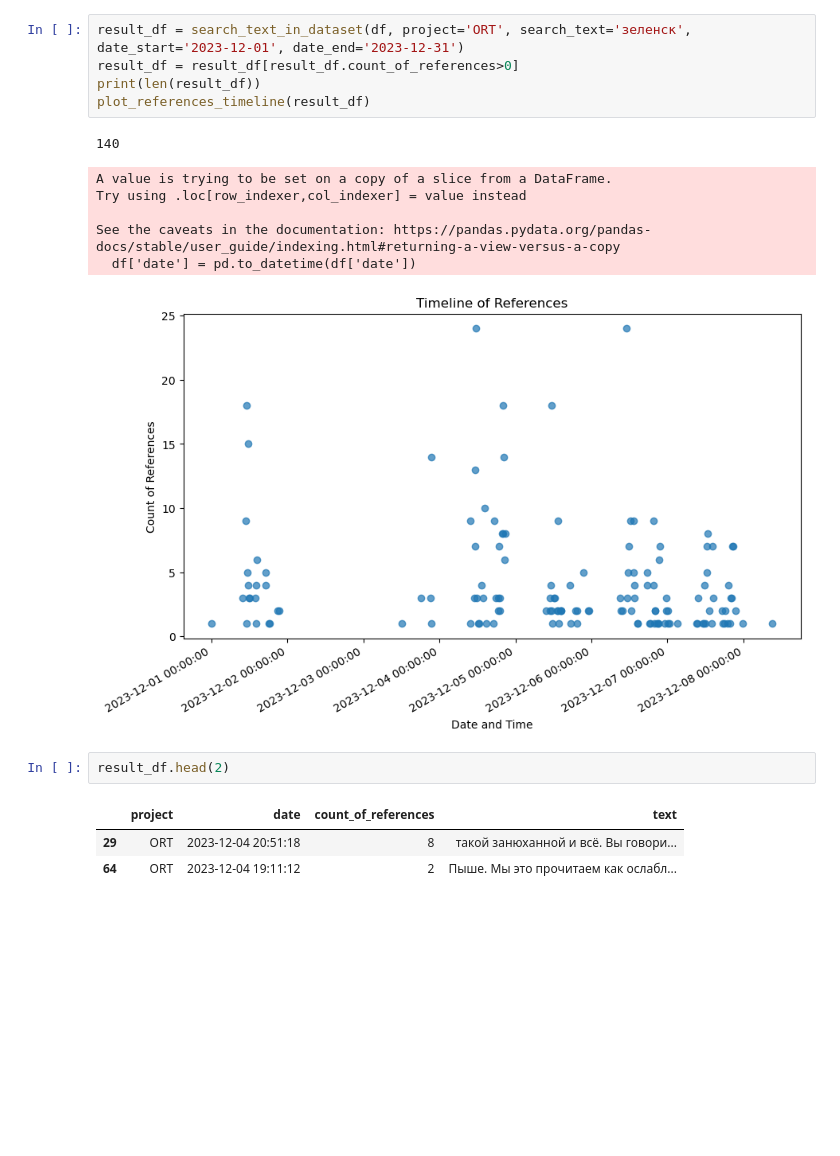
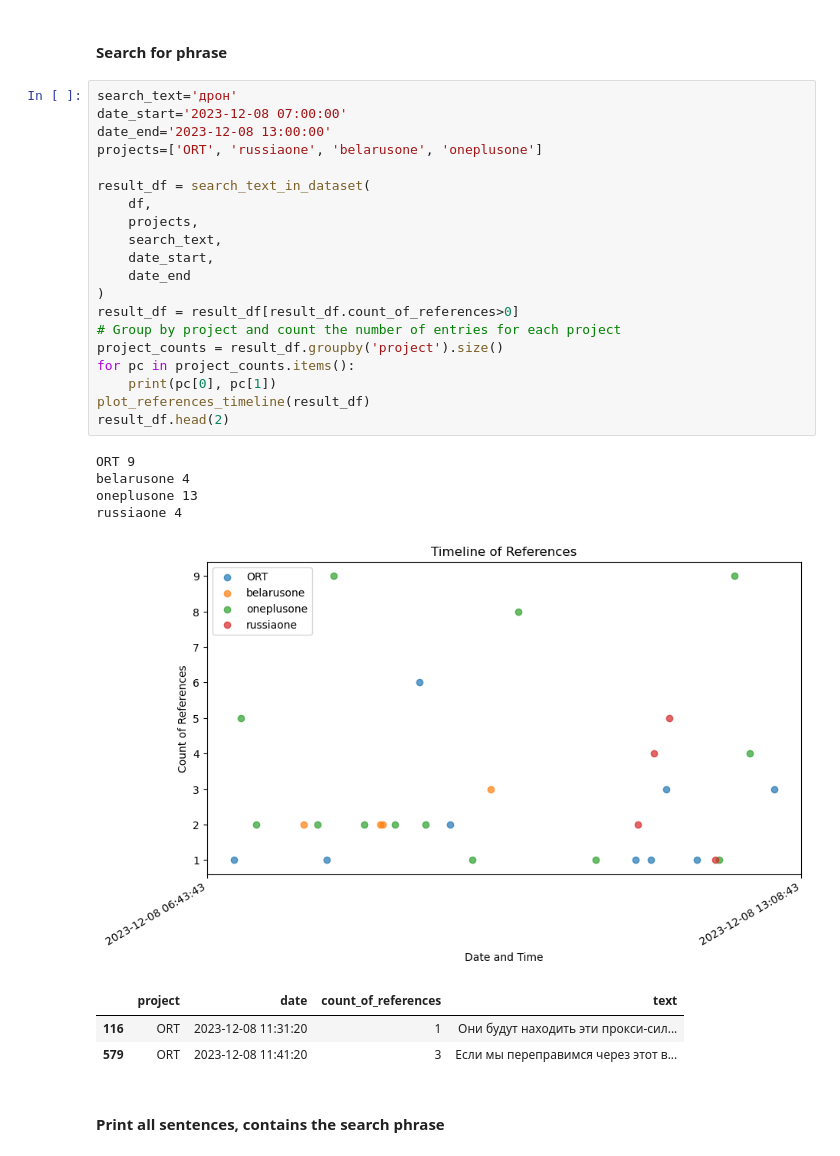
Before and after one commit to format37/chronocast, a Jupyter notebook: analysis/colab/search.ipynb, the cells around one changed output. Drawn from its saved outputs; the diff is of its cells as text; blank space fills up the shorter version.

```diff
--- a/analysis/colab/search.ipynb
+++ b/analysis/colab/search.ipynb
@@ -167,20 +166,34 @@ print(df.head(2))
-# %%
-result_df = search_text_in_dataset(df, project='ORT', search_text='зеленск', date_start='2023-12-01', date_end='2023-12-31')
-result_df = result_df[result_df.count_of_references>0]
-print(len(result_df))
-plot_references_timeline(result_df)
-# %% [output]
-140
-A value is trying to be set on a copy of a slice from a DataFrame.
-Try using .loc[row_indexer,col_indexer] = value instead
-
-See the caveats in the documentation: https://pandas.pydata.org/pandas-docs/stable/user_guide/indexing.html#returning-a-view-versus-a-copy
-  df['date'] = pd.to_datetime(df['date'])
-[figure, removed]
-# %%
-result_df.head(2)
-# %% [output]
-|  | project | date | count_of_references | text |
-| 29 | ORT | 2023-12-04 20:51:18 | 8 | такой занюханной и всё. Вы говори... |
-| 64 | ORT | 2023-12-04 19:11:12 | 2 | Пыше. Мы это прочитаем как ослабл... |
+# %% [markdown]
+#### Search for phrase
+# %%
+search_text='дрон'
+date_start='2023-12-08 07:00:00'
+date_end='2023-12-08 13:00:00'
+projects=['ORT', 'russiaone', 'belarusone', 'oneplusone']
+
+result_df = search_text_in_dataset(
+    df,
+    projects,
+    search_text,
+    date_start,
+    date_end
+)
+result_df = result_df[result_df.count_of_references>0]
+# Group by project and count the number of entries for each project
+project_counts = result_df.groupby('project').size()
+for pc in project_counts.items():
+    print(pc[0], pc[1])
+plot_references_timeline(result_df)
+result_df.head(2)
+# %% [output]
+ORT 9
+belarusone 4
+oneplusone 13
+russiaone 4
+[figure, added]
+|  | project | date | count_of_references | text |
+| 116 | ORT | 2023-12-08 11:31:20 | 1 | Они будут находить эти прокси-сил... |
+| 579 | ORT | 2023-12-08 11:41:20 | 3 | Если мы переправимся через этот в... |
+# %% [markdown]
+#### Print all sentences, contains the search phrase
 # %%
```
Also changed, not shown: parts of 13 cells of this notebook.
